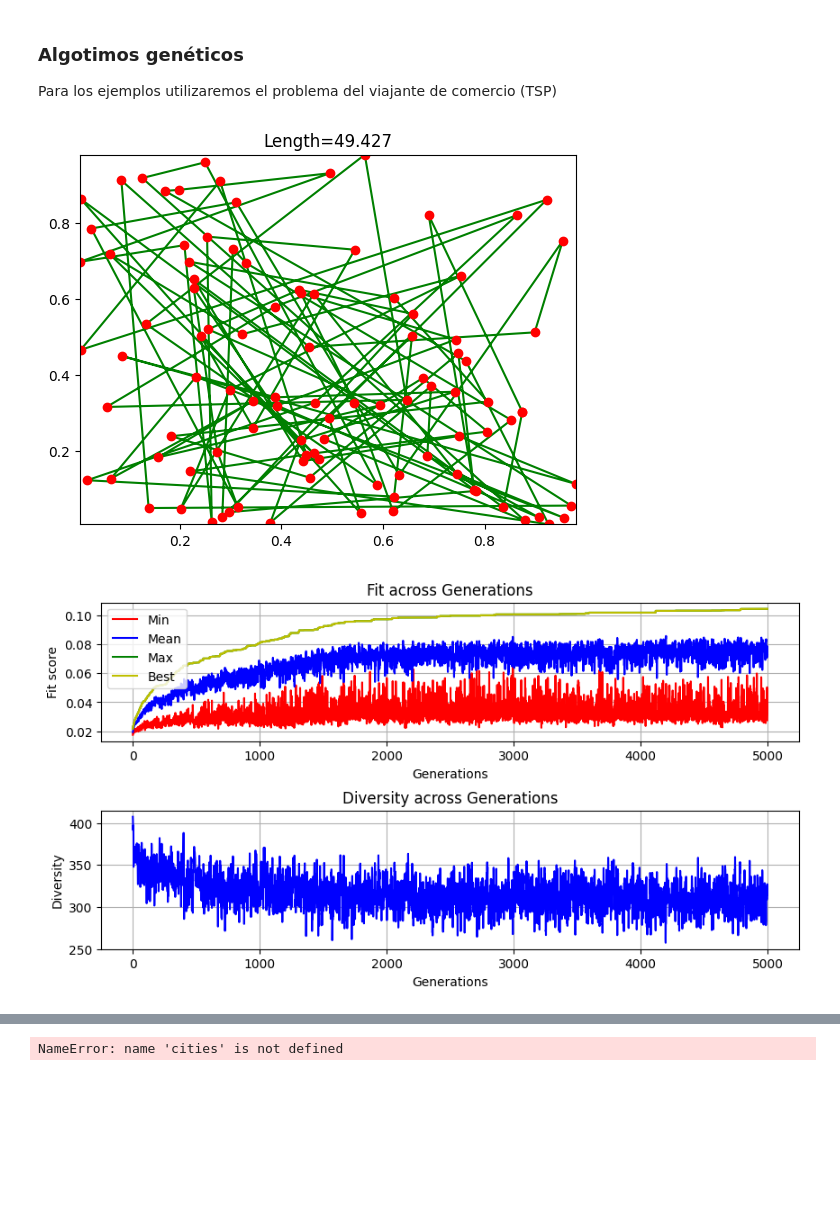
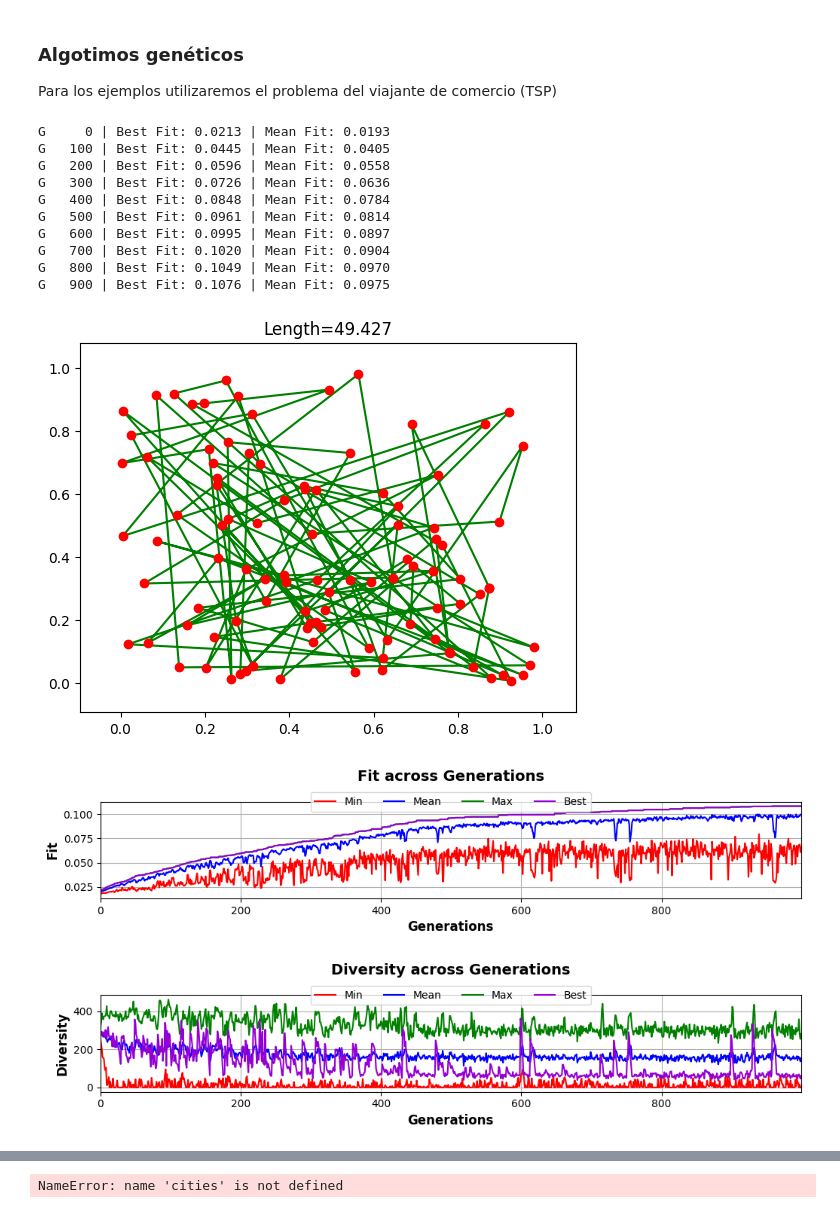
Before and after one commit to pedro-com/bioinspired-evo, a Jupyter notebook: AG alumno.ipynb, the cells around one changed output, grey strips where cells are left out. Cells and saved outputs as stored; diff of their text form; code cells hidden in the pictures; blank space fills up the shorter version.

```diff
--- a/AG alumno.ipynb
+++ b/AG alumno.ipynb
@@ -9,15 +9,15 @@ import random
 import matplotlib.pyplot as plt
 import numpy as np
 
-def draw(solution):
+def draw(solution, pad:float=0.1):
 	plt.ion()
 	fig = plt.figure()
 	axes = fig.add_subplot(111)
 	circle = np.array(list(solution) + [solution[0]])
 	min_v = np.min(circle, axis=0)
 	max_v = np.max(circle, axis=0)
-	xlim = axes.set_xlim(min_v[0], max_v[0])
-	ylim = axes.set_ylim(min_v[1], max_v[1])
+	xlim = axes.set_xlim(min_v[0] - pad, max_v[0] + pad)
+	ylim = axes.set_ylim(min_v[1] - pad, max_v[1] + pad)
 	l1, = axes.plot(circle[:, 0], circle[:, 1],'g')
 	l2, = axes.plot(circle[:, 0], circle[:, 1],'ro')
 	s = 'Length=%5.3f' % globaldist(circle)
@@ -37,33 +37,43 @@ cities = [[0.8744058793117488, 0.30207179832703746], [0.6901572276474558, 0.8203
 
 def dist (x, y): # distancia euclídea
 	return ( (x[0]-y[0])**2 + (x[1]-y[1])**2 ) ** 0.5
 
 def globaldist (cities): # calcula la ditancia global de una solución
 	acum = 0.0
 	for i in range(len(cities)):
 		acum += dist(cities[i-1],cities[i]) # -1 is the last element
 	return acum
 
 def fit_cities (cities): # fitness para TSP
 	return 1 / (1+globaldist(cities))
 
-from src.evolutive import PermutationEvolutive, plot_evolution
-
+from src.evolutive import PermutationEvolutive
 draw(cities)
 evolution = PermutationEvolutive(
     alphabet=cities,
     n_individuals=100,
     mutation=["to-opt", "insert-gene", "swap-gene"],
     crossover= "half-fixed",
 	T_selection=10,
 	p_crossover=0.7,
+	average_mutation_rate=1.,
 	elitism=True,
 	use_multithread=False
 )
 
-results = evolution.evolve(fit=fit_cities, n_generations=5000)
-plot_evolution(results["evolution_dict"])
+results = evolution.evolve(fit=fit_cities, n_generations=1000, obtain_metrics=True, trace=100)
+evolution.plot_metrics(results["evolution_metrics"])
 draw(results["best"])
 # %% [output]
+G     0 | Best Fit: 0.0213 | Mean Fit: 0.0193
+G   100 | Best Fit: 0.0445 | Mean Fit: 0.0405
+G   200 | Best Fit: 0.0596 | Mean Fit: 0.0558
+G   300 | Best Fit: 0.0726 | Mean Fit: 0.0636
+G   400 | Best Fit: 0.0848 | Mean Fit: 0.0784
+G   500 | Best Fit: 0.0961 | Mean Fit: 0.0814
+G   600 | Best Fit: 0.0995 | Mean Fit: 0.0897
+G   700 | Best Fit: 0.1020 | Mean Fit: 0.0904
+G   800 | Best Fit: 0.1049 | Mean Fit: 0.0970
+G   900 | Best Fit: 0.1076 | Mean Fit: 0.0975
-[figure, old version]
+[figure, new version]
-[figure, old version]
+[figure, new version]
```
Also changed, not shown: parts of 2 cells of this notebook, 21 other files.
